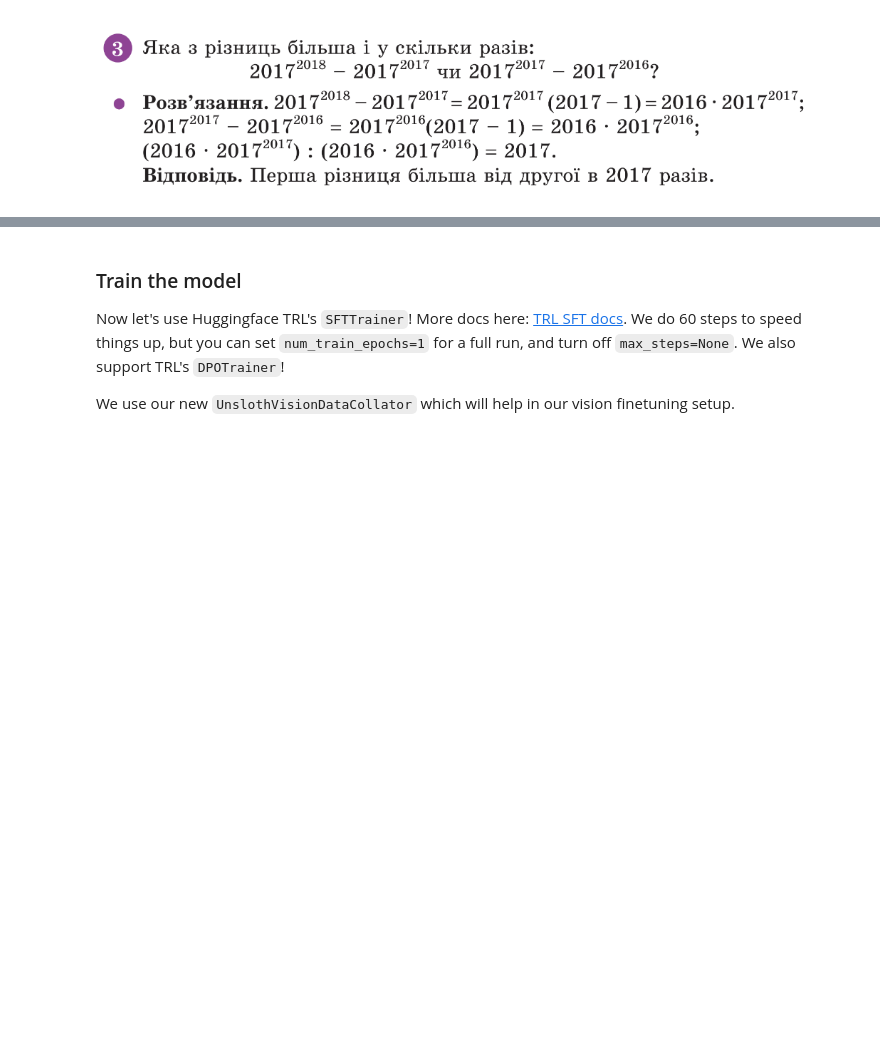
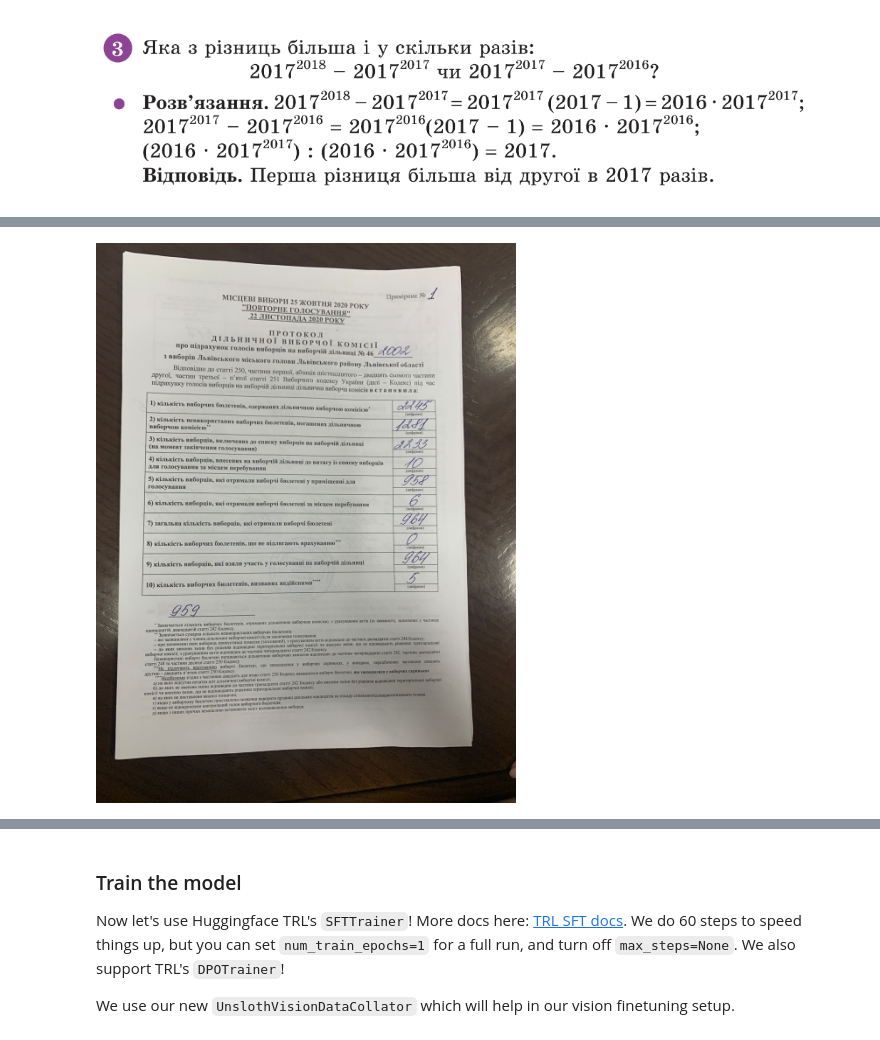
Before and after one commit to ansu0122/ucu-mt, a Jupyter notebook: src/ucu-mt_ Qwen2 Vision Finetuning Unsloth - Maths OCR.ipynb, the cells around one changed output, grey strips where cells are left out. Cells and saved outputs as stored; diff of their text form; code cells hidden in the pictures; blank space fills up the shorter version.

```diff
--- a/src/ucu-mt_ Qwen2 Vision Finetuning Unsloth - Maths OCR.ipynb
+++ b/src/ucu-mt_ Qwen2 Vision Finetuning Unsloth - Maths OCR.ipynb
@@ -281,0 +296,8 @@ output = model.generate(**inputs, streamer = text_streamer, max_new_tokens = 512
+# %%
+from PIL import Image
+
+image_path = "../dataset/protocols/2.jpeg"
+image = Image.open(image_path)
+image.show()
+# %% [output]
+[figure, added]
```
Also changed, not shown: parts of 10 cells of this notebook, 3 other files.
